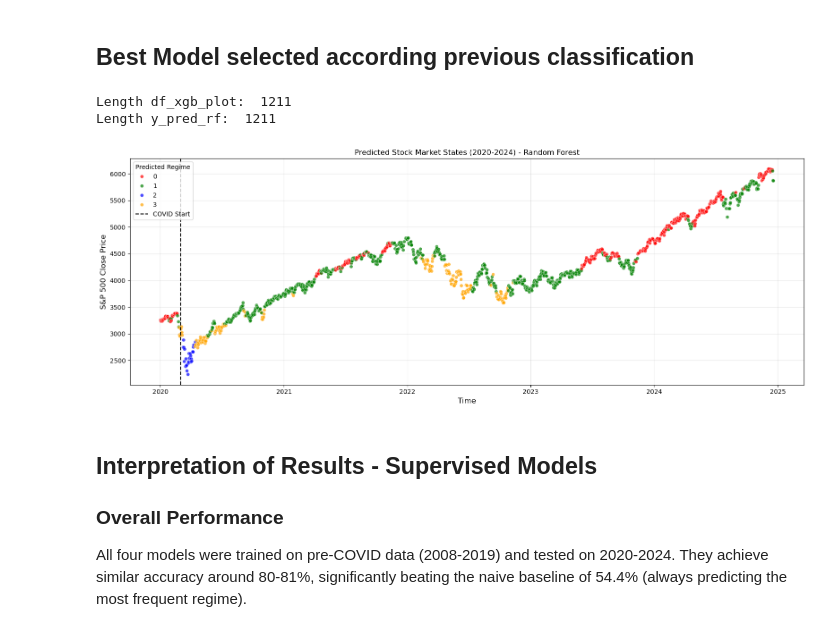
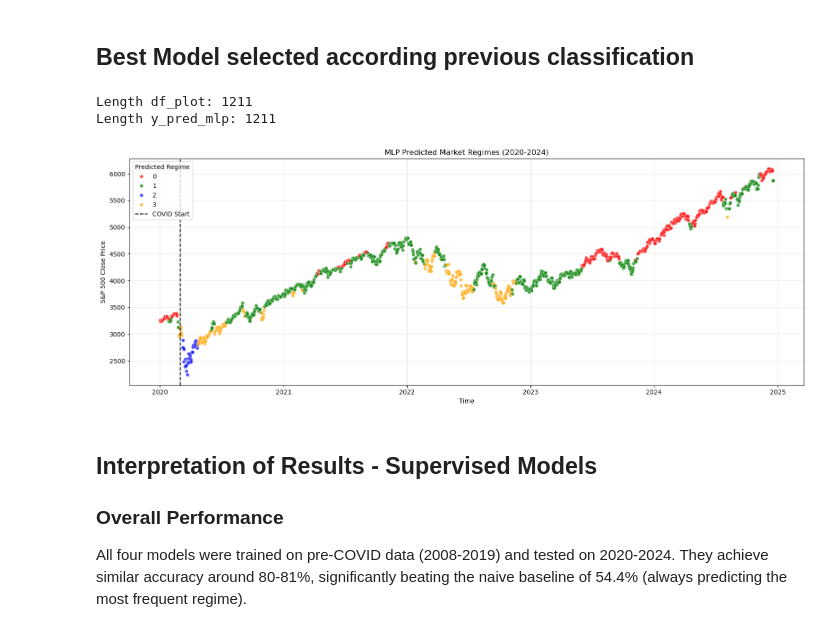
Before and after one commit to Maxx0345/MarketRegimeLab, a Jupyter notebook: MLv3[1].ipynb, the cells around one changed output. Drawn from its saved outputs; the diff is of its cells as text; code cells hidden in the pictures.

```diff
--- a/MLv3[1].ipynb
+++ b/MLv3[1].ipynb
@@ -643,0 +627,7 @@ result.loc["2020-07-01":, "period"] = "Post-COVID"
+# %%
+hidden_states_pre = model.predict(X_pre_scaled)
+hidden_states_post = model.predict(X_post_scaled)
+hidden_states = np.concatenate([hidden_states_pre, hidden_states_post])
+# %%
+result = pd.DataFrame(hidden_states, columns=["state"], index=X.index)
+result = pd.concat([df_final.loc[X.index, ["SPX_Close", "SPX_Return"]], result], axis=1)
@@ -882,7 +879,7 @@ param_grid = {
 
 # GridSearch
 xgb_model = XGBClassifier(random_state=42)
-grid_search = GridSearchCV(xgb_model, param_grid, cv=3, scoring="accuracy", n_jobs=-1, verbose=1)
+grid_search = GridSearchCV(xgb_model, param_grid, cv=3, scoring="accuracy", verbose=1)
 grid_search.fit(X_train, y_train)
 
 # Results
@@ -1076,7 +1073,7 @@ The MLP excels precisely in this context. Its hidden layers automatically create
 
 Moreover, research comparing traditional ML models with deep learning architectures has shown that MLPs can effectively capture temporal dependencies and complex market behaviors when properly configured. The MLP processes all features simultaneously and learns optimal weights for each connection, automatically adapting to the relative importance of each indicator in different contexts. This flexibility enables the network to capture regimes whose characteristics may vary slightly from one occurrence to another, explaining its ability to generalize from the 2008 crisis to the COVID crisis despite their different causes.
 # %%
-mlp_model = MLPClassifier(hidden_layer_sizes=(100, 50), max_iter=500, random_state=42)
+mlp_model = MLPClassifier(hidden_layer_sizes=(100, 50), max_iter=1000, random_state=42)
 mlp_model.fit(X_train, y_train)
 
 # Predictions
@@ -1118,37 +1115,35 @@ Baseline (majority):  0.5441783649876135
 ## Best Model selected according previous classification
 # %%
 # Get S&P 500 prices
-df_xgb_plot = df_xgb.loc["2020-01-01":].copy()
-df_xgb_plot["SPX_Close"] = df_final.loc[df_xgb_plot.index, "SPX_Close"]
+df_plot = df_xgb.loc["2020-01-01":].copy()
+df_plot["SPX_Close"] = df_final.loc[df_plot.index, "SPX_Close"]
 
-# Align predictions with index
-df_xgb_plot["predict"] = y_pred_rf
+# Align predictions with index (using best model: MLP)
+df_plot["predicted_regime"] = y_pred_mlp
 
 # Verify
-print("Length df_xgb_plot: ",len(df_xgb_plot))
-print("Length y_pred_rf: ",len(y_pred_rf))
+print("Length df_plot:", len(df_plot))
+print("Length y_pred_mlp:", len(y_pred_mlp))
 
 # Visualization
 colors = {0: "red", 1: "green", 2: "blue", 3: "orange"}
 plt.figure(figsize=(16, 6))
 
-# Scatter plot with predicted regimes
-sns.scatterplot(x=df_xgb_plot.index, y=df_xgb_plot["SPX_Close"],palette=colors, hue=df_xgb_plot["predict"], s=30, alpha=0.7)
+sns.scatterplot(x=df_plot.index, y=df_plot["SPX_Close"],
+                palette=colors, hue=df_plot["predicted_regime"], s=30, alpha=0.7)
 
-# COVID line
-plt.axvline(pd.Timestamp("2020-03-01"), color="black",linestyle="--", label="COVID Start")
-
-plt.title("Predicted Stock Market States (2020-2024) - Random Forest")
-plt.xlabel("Time", fontsize=12)
-plt.ylabel("S&P 500 Close Price", fontsize=12)
+plt.axvline(pd.Timestamp("2020-03-01"), color="black", linestyle="--", label="COVID Start")
+plt.title("MLP Predicted Market Regimes (2020-2024)")
+plt.xlabel("Time")
+plt.ylabel("S&P 500 Close Price")
 plt.legend(title="Predicted Regime", loc="upper left")
 plt.grid(True, alpha=0.3)
 plt.tight_layout()
 plt.show()
 # %% [output]
-Length df_xgb_plot:  1211
-Length y_pred_rf:  1211
+Length df_plot: 1211
+Length y_pred_mlp: 1211
-[figure, old version]
+[figure, new version]
 # %% [markdown]
 ## Interpretation of Results - Supervised Models
 
```
Also changed, not shown: parts of 70 cells of this notebook.
